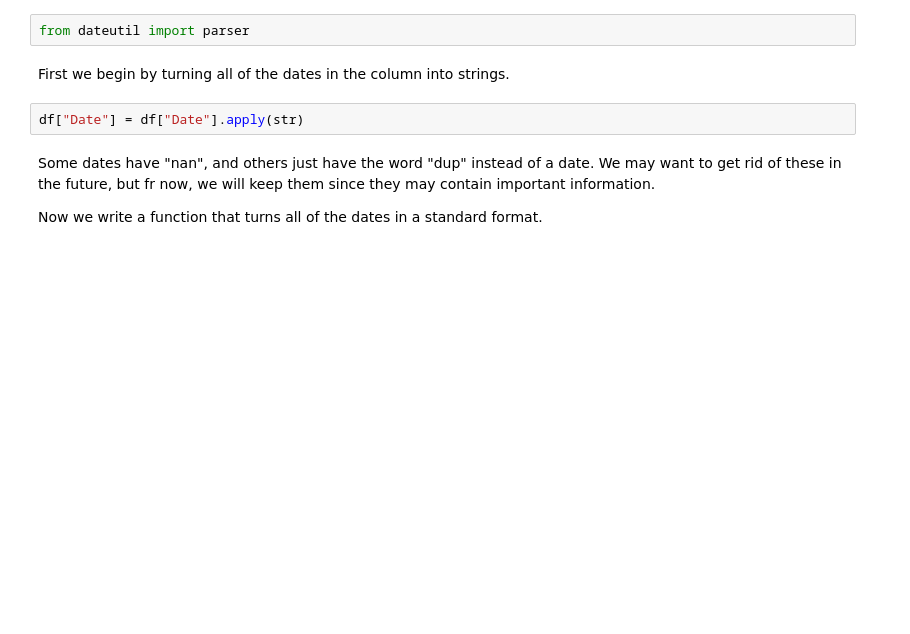
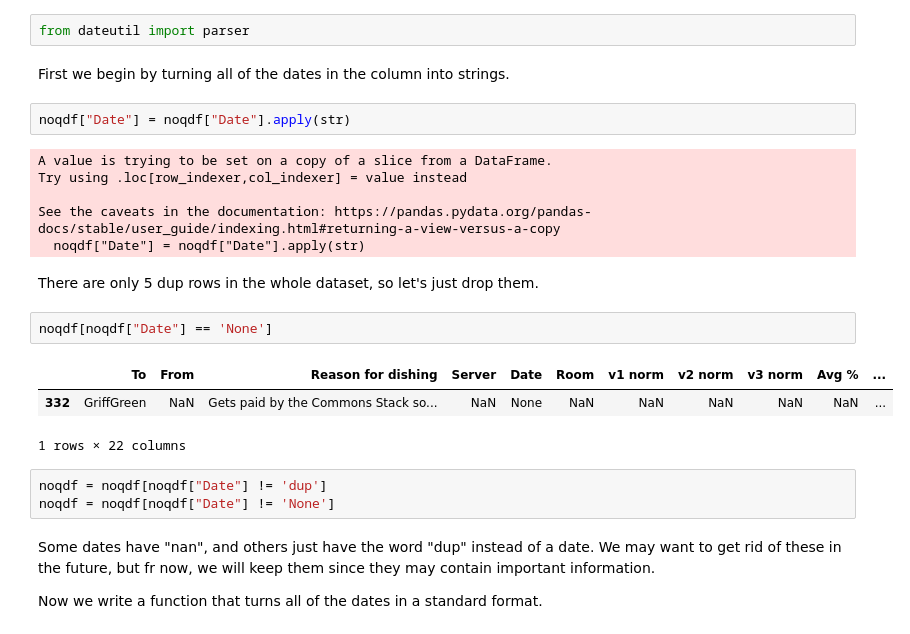
Before and after one commit to CommonsBuild/praiseanalysis, a Jupyter notebook: cleaning-praise-data.ipynb, the cells around one changed output. Saved outputs shown, nothing was run; the diff lists cells and outputs as text; blank space fills up the shorter version.

```diff
--- a/cleaning-praise-data.ipynb
+++ b/cleaning-praise-data.ipynb
@@ -288,7 +298,24 @@ from dateutil import parser
 # %% [markdown]
 First we begin by turning all of the dates in the column into strings.
 # %%
-df["Date"] = df["Date"].apply(str)
+noqdf["Date"] = noqdf["Date"].apply(str)
+# %% [output]
+A value is trying to be set on a copy of a slice from a DataFrame.
+Try using .loc[row_indexer,col_indexer] = value instead
+
+See the caveats in the documentation: https://pandas.pydata.org/pandas-docs/stable/user_guide/indexing.html#returning-a-view-versus-a-copy
+  noqdf["Date"] = noqdf["Date"].apply(str)
+# %% [markdown]
+There are only 5 dup rows in the whole dataset, so let's just drop them.
+# %%
+noqdf[noqdf["Date"] == 'None']
+# %% [output]
+|  | To | From | Reason for dishing | Server | Date | Room | v1 norm | v2 norm | v3 norm | Avg % | ... |
+| 332 | GriffGreen | NaN | Gets paid by the Commons Stack so... | NaN | None | NaN | NaN | NaN | NaN | NaN | ... |
+1 rows × 22 columns
+# %%
+noqdf = noqdf[noqdf["Date"] != 'dup']
+noqdf = noqdf[noqdf["Date"] != 'None']
 # %% [markdown]
 Some dates have "nan", and others just have the word "dup" instead of a date. We may want to get rid of these in the future, but fr now, we will keep them since they may contain important information.
 
```
Also changed, not shown: parts of 12 cells of this notebook, 1 other file.
